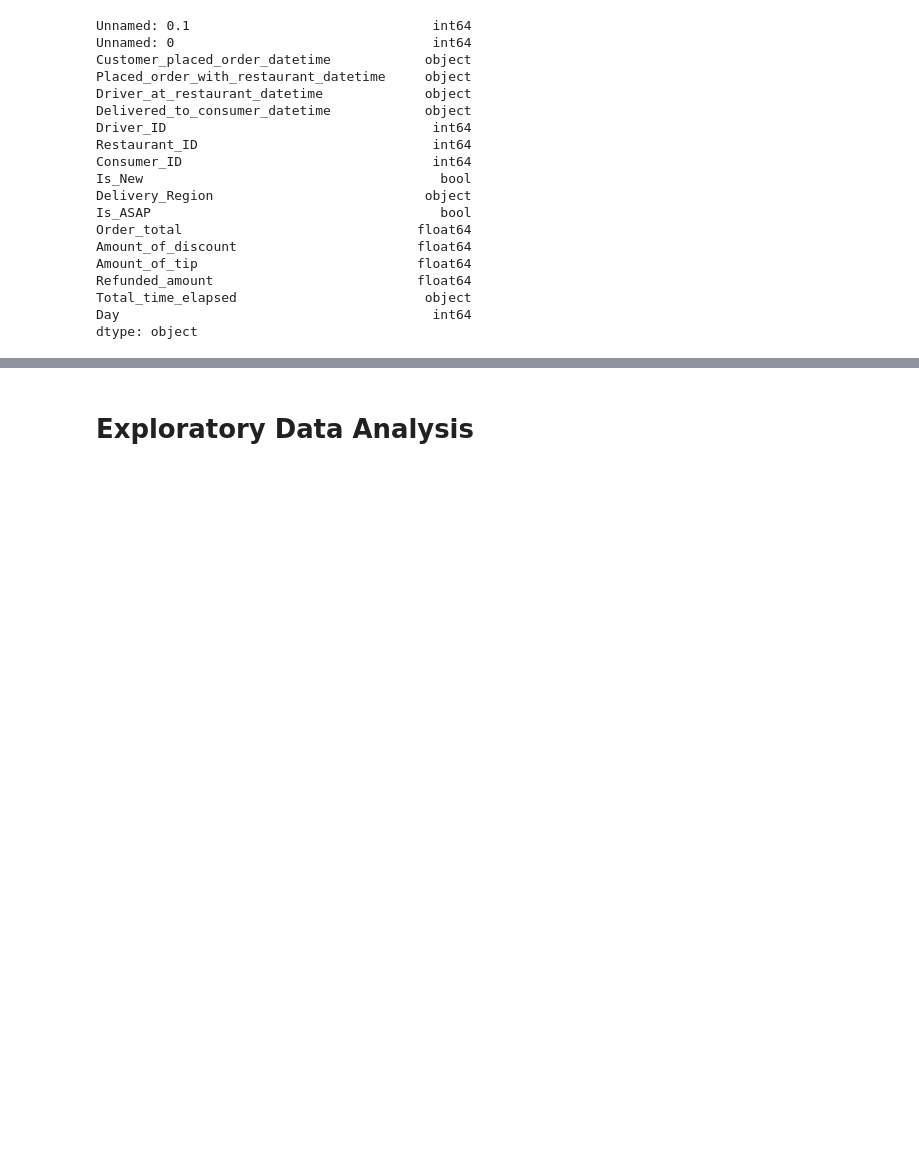
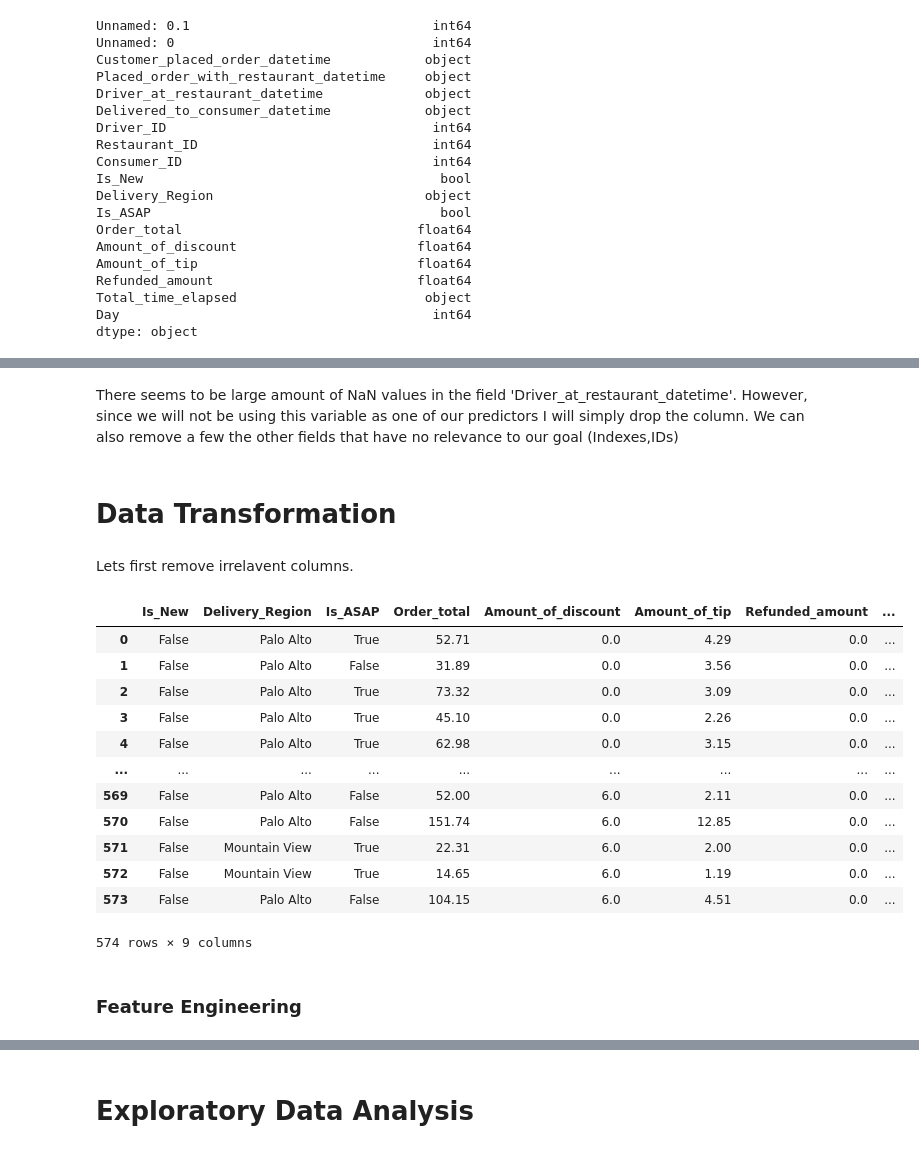
Before and after one commit to cakuang1/DDs3tosf, a Jupyter notebook: eda.ipynb, the cells around one changed output, grey strips where cells are left out. Saved outputs shown, nothing was run; the diff lists cells and outputs as text; code cells hidden in the pictures; blank space fills up the shorter version.

```diff
--- a/eda.ipynb
+++ b/eda.ipynb
@@ -79,0 +102,6 @@ dtype: object
+# %% [markdown]
+There seems to be large amount of NaN values in the field 'Driver_at_restaurant_datetime'. However, since we will not be using this variable as one of our predictors I will simply drop the column. We can also remove a few the other fields that have no relevance to our goal (Indexes,IDs)
+# %% [markdown]
+# Data Transformation
+# %% [markdown]
+Lets first remove irrelavent columns.
@@ -79,0 +111,18 @@ dtype: object
+# %%
+v1
+# %% [output]
+|  | Is_New | Delivery_Region | Is_ASAP | Order_total | Amount_of_discount | Amount_of_tip | Refunded_amount | ... |
+| 0 | False | Palo Alto | True | 52.71 | 0.0 | 4.29 | 0.0 | ... |
+| 1 | False | Palo Alto | False | 31.89 | 0.0 | 3.56 | 0.0 | ... |
+| 2 | False | Palo Alto | True | 73.32 | 0.0 | 3.09 | 0.0 | ... |
+| 3 | False | Palo Alto | True | 45.10 | 0.0 | 2.26 | 0.0 | ... |
+| 4 | False | Palo Alto | True | 62.98 | 0.0 | 3.15 | 0.0 | ... |
+| ... | ... | ... | ... | ... | ... | ... | ... | ... |
+| 569 | False | Palo Alto | False | 52.00 | 6.0 | 2.11 | 0.0 | ... |
+| 570 | False | Palo Alto | False | 151.74 | 6.0 | 12.85 | 0.0 | ... |
+| 571 | False | Mountain View | True | 22.31 | 6.0 | 2.00 | 0.0 | ... |
+| 572 | False | Mountain View | True | 14.65 | 6.0 | 1.19 | 0.0 | ... |
+| 573 | False | Palo Alto | False | 104.15 | 6.0 | 4.51 | 0.0 | ... |
+574 rows × 9 columns
+# %% [markdown]
+### Feature Engineering
```
Also changed, not shown: parts of 26 cells of this notebook, 4 other files.
